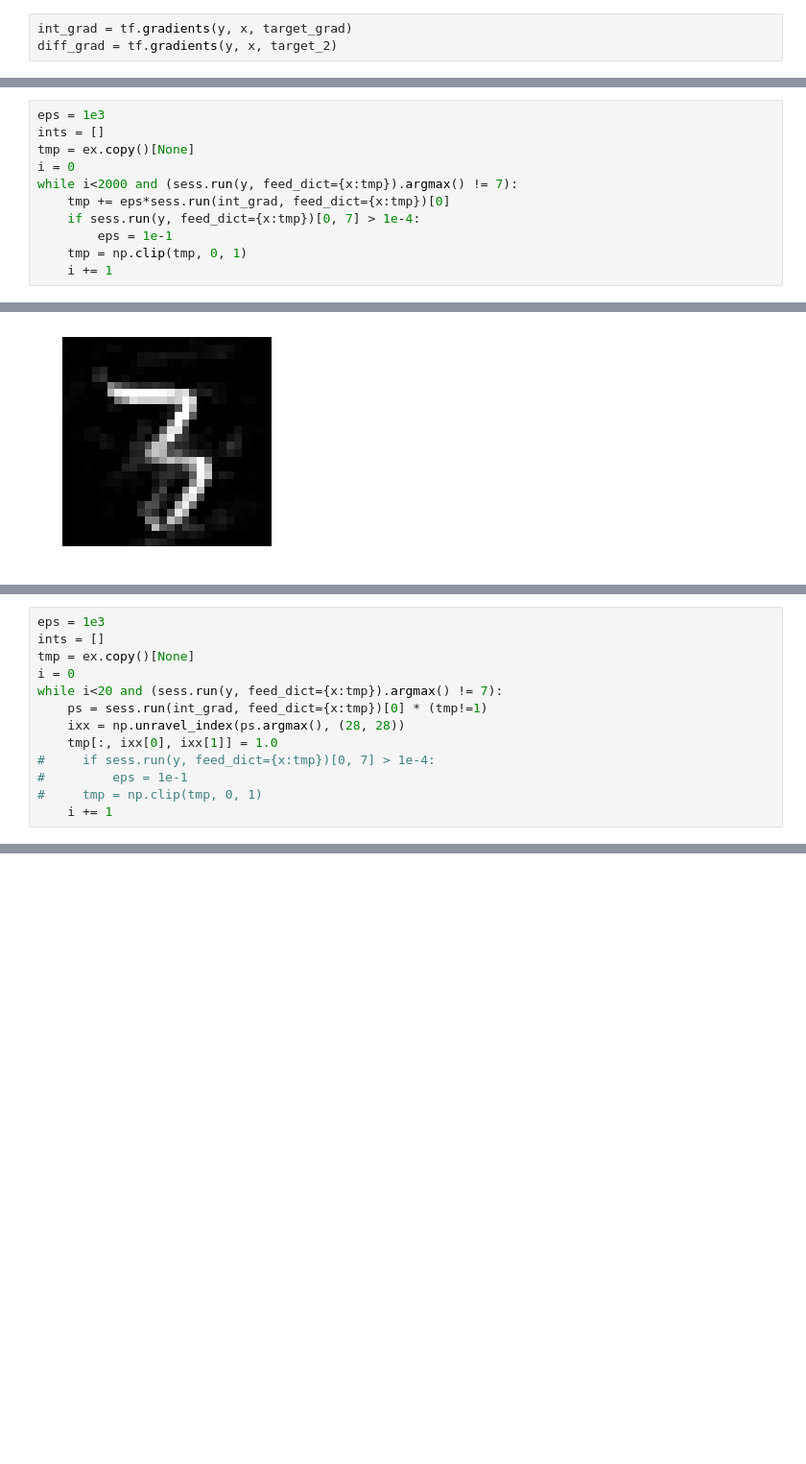
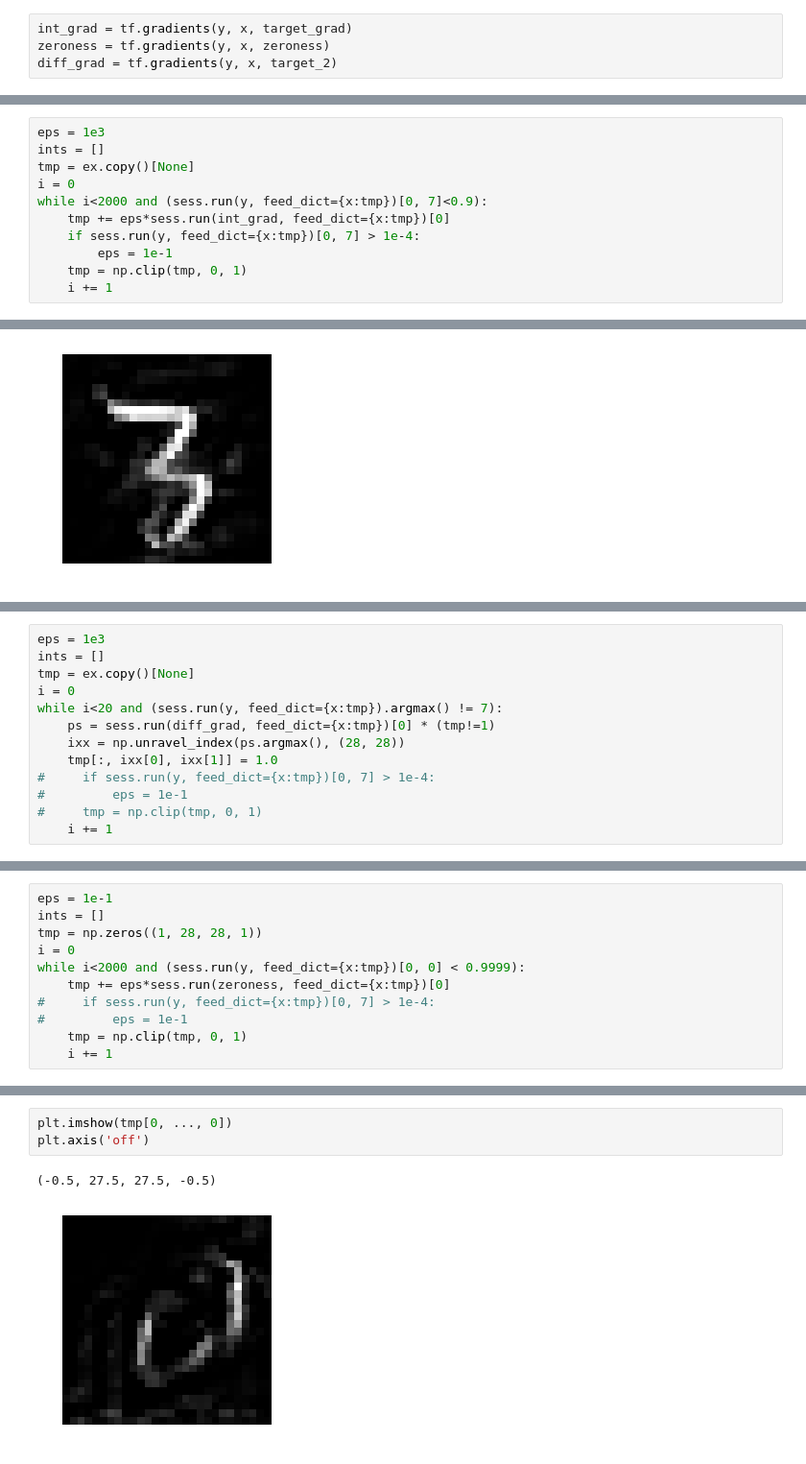
Before and after one commit to cnapun/EECS-531, a Jupyter notebook: A3/MNISTFool.ipynb, the cells around one changed output, grey strips where cells are left out. Shown at 96% size. Drawn from its saved outputs; the diff is of its cells as text; blank space fills up the shorter version.

```diff
--- a/A3/MNISTFool.ipynb
+++ b/A3/MNISTFool.ipynb
@@ -46,3 +58,4 @@ y = model.output
 # %%
 int_grad = tf.gradients(y, x, target_grad)
+zeroness = tf.gradients(y, x, zeroness)
 diff_grad = tf.gradients(y, x, target_2)
@@ -51,7 +69,7 @@ eps = 1e3
 ints = []
 tmp = ex.copy()[None]
 i = 0
-while i<2000 and (sess.run(y, feed_dict={x:tmp}).argmax() != 7):
+while i<2000 and (sess.run(y, feed_dict={x:tmp})[0, 7]<0.9):
     tmp += eps*sess.run(int_grad, feed_dict={x:tmp})[0]
     if sess.run(y, feed_dict={x:tmp})[0, 7] > 1e-4:
         eps = 1e-1
@@ -78,7 +95,7 @@ ints = []
 tmp = ex.copy()[None]
 i = 0
 while i<20 and (sess.run(y, feed_dict={x:tmp}).argmax() != 7):
-    ps = sess.run(int_grad, feed_dict={x:tmp})[0] * (tmp!=1)
+    ps = sess.run(diff_grad, feed_dict={x:tmp})[0] * (tmp!=1)
     ixx = np.unravel_index(ps.argmax(), (28, 28))
     tmp[:, ixx[0], ixx[1]] = 1.0
 #     if sess.run(y, feed_dict={x:tmp})[0, 7] > 1e-4:
@@ -98,0 +119,11 @@ array([0.   , 0.   , 0.002, 0.411, 0.   , 0.   , 0.   , 0.566, 0.022,
+# %%
+eps = 1e-1
+ints = []
+tmp = np.zeros((1, 28, 28, 1))
+i = 0
+while i<2000 and (sess.run(y, feed_dict={x:tmp})[0, 0] < 0.9999):
+    tmp += eps*sess.run(zeroness, feed_dict={x:tmp})[0]
+#     if sess.run(y, feed_dict={x:tmp})[0, 7] > 1e-4:
+#         eps = 1e-1
+    tmp = np.clip(tmp, 0, 1)
+    i += 1
@@ -98,0 +134,6 @@ array([0.   , 0.   , 0.002, 0.411, 0.   , 0.   , 0.   , 0.566, 0.022,
+# %%
+plt.imshow(tmp[0, ..., 0])
+plt.axis('off')
+# %% [output]
+(-0.5, 27.5, 27.5, -0.5)
+[figure, added]
```
Also changed, not shown: parts of 15 cells of this notebook, 3 other files.
